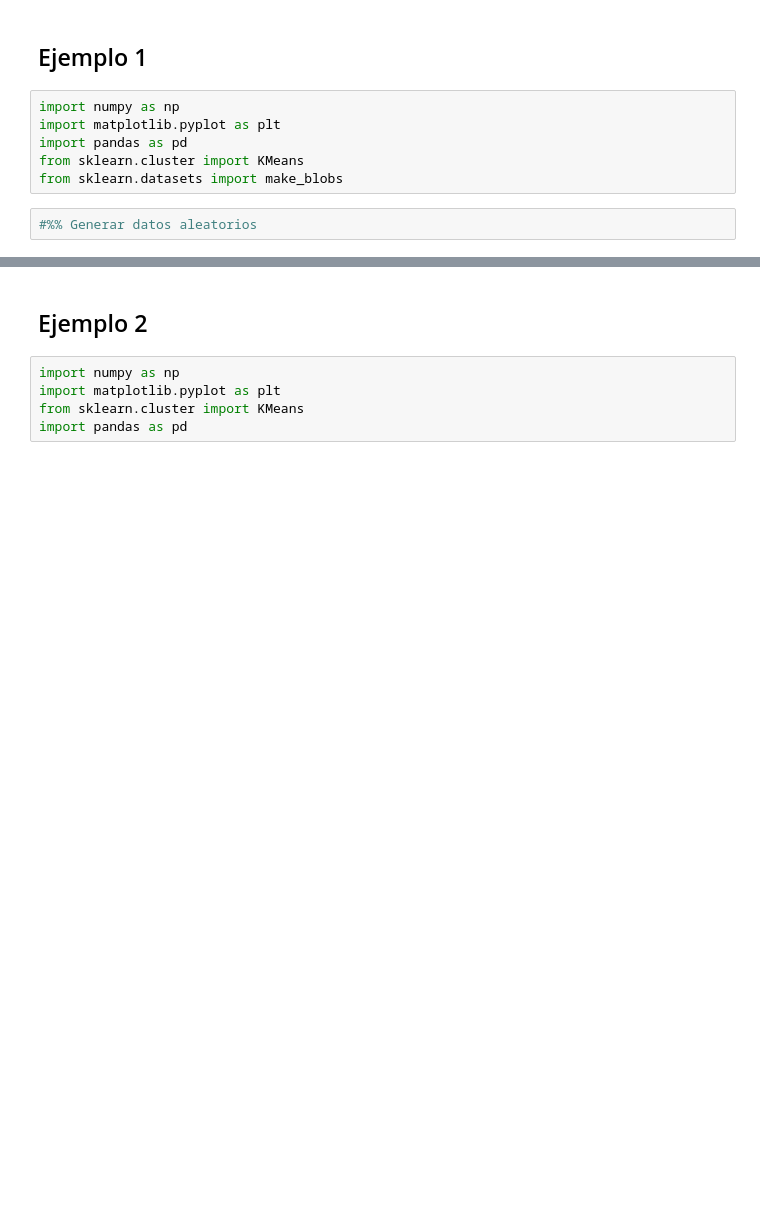
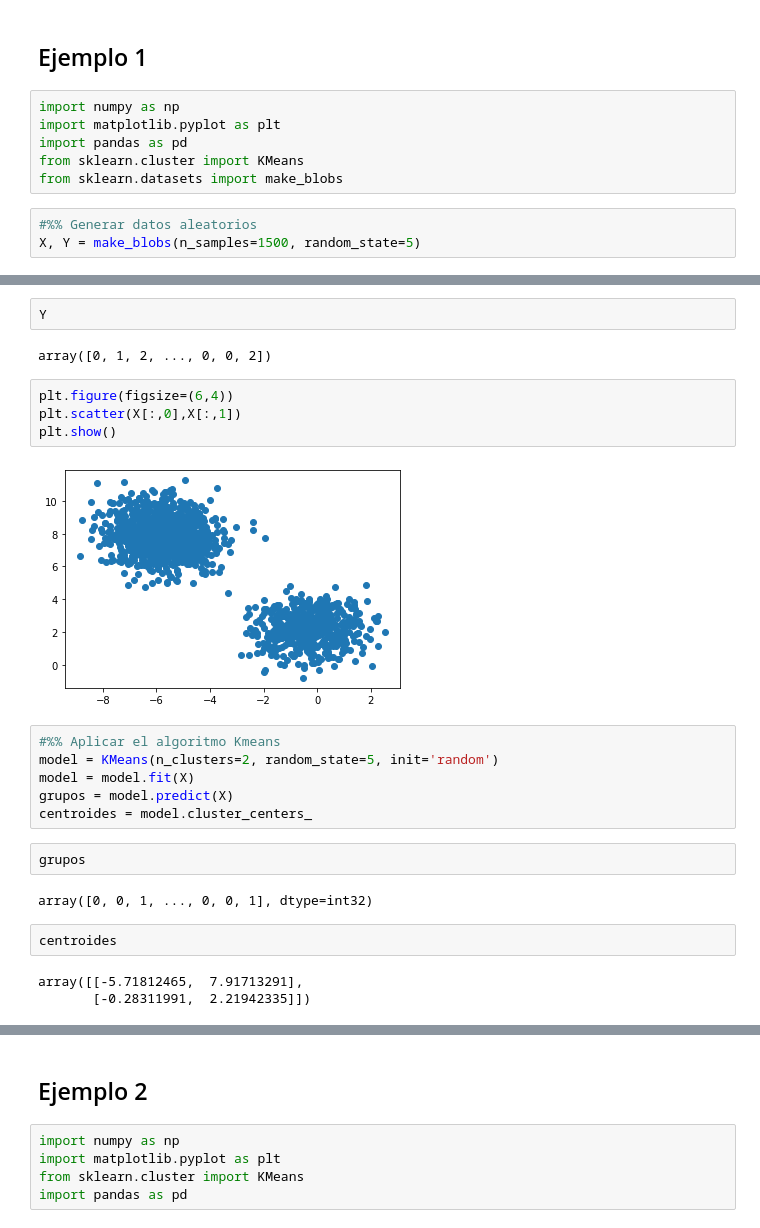
Before and after one commit to gdesirena/Aprendizaje_Automatico_Avanzado, a Jupyter notebook: Modulo1/Notebooks_Clase/1.3.-Aprendizaje No supervizado Kmeans (Repaso).ipynb, the cells around one changed output, grey strips where cells are left out. Saved outputs shown, nothing was run; the diff lists cells and outputs as text; blank space fills up the shorter version.

```diff
--- a/Modulo1/Notebooks_Clase/1.3.-Aprendizaje No supervizado Kmeans (Repaso).ipynb
+++ b/Modulo1/Notebooks_Clase/1.3.-Aprendizaje No supervizado Kmeans (Repaso).ipynb
@@ -57,3 +57,4 @@ from sklearn.cluster import KMeans
 from sklearn.datasets import make_blobs
 # %%
 #%% Generar datos aleatorios
+X, Y = make_blobs(n_samples=1500, random_state=5)
@@ -66,0 +71,25 @@ from sklearn.datasets import make_blobs
+# %%
+Y
+# %% [output]
+array([0, 1, 2, ..., 0, 0, 2])
+# %%
+plt.figure(figsize=(6,4))
+plt.scatter(X[:,0],X[:,1])
+plt.show()
+# %% [output]
+[figure, added]
+# %%
+#%% Aplicar el algoritmo Kmeans
+model = KMeans(n_clusters=2, random_state=5, init='random')
+model = model.fit(X)
+grupos = model.predict(X)
+centroides = model.cluster_centers_
+# %%
+grupos
+# %% [output]
+array([0, 0, 1, ..., 0, 0, 1], dtype=int32)
+# %%
+centroides
+# %% [output]
+array([[-5.71812465,  7.91713291],
+       [-0.28311991,  2.21942335]])
```
Also changed, not shown: parts of 50 cells of this notebook, 1 other file.
